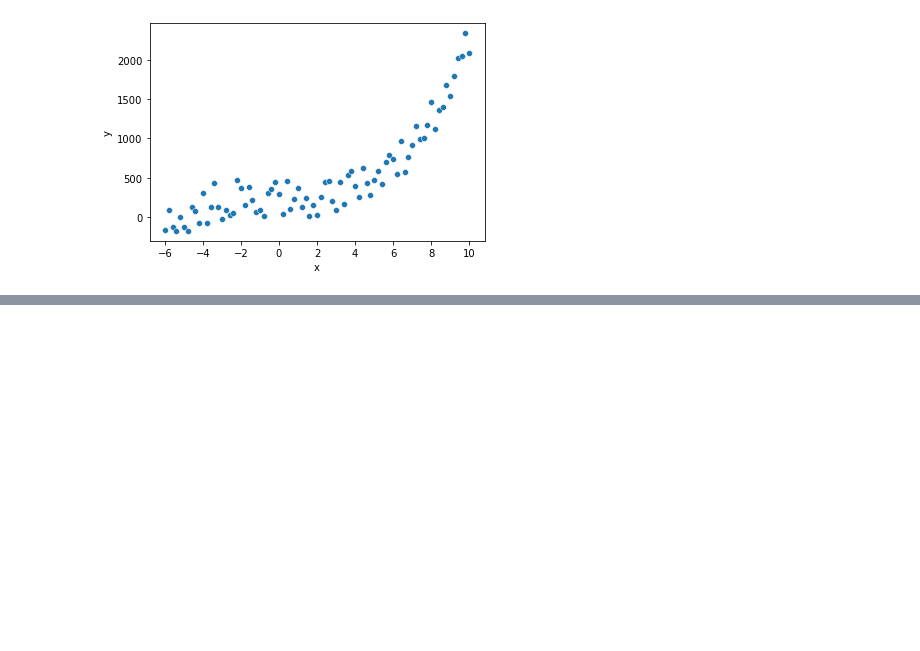
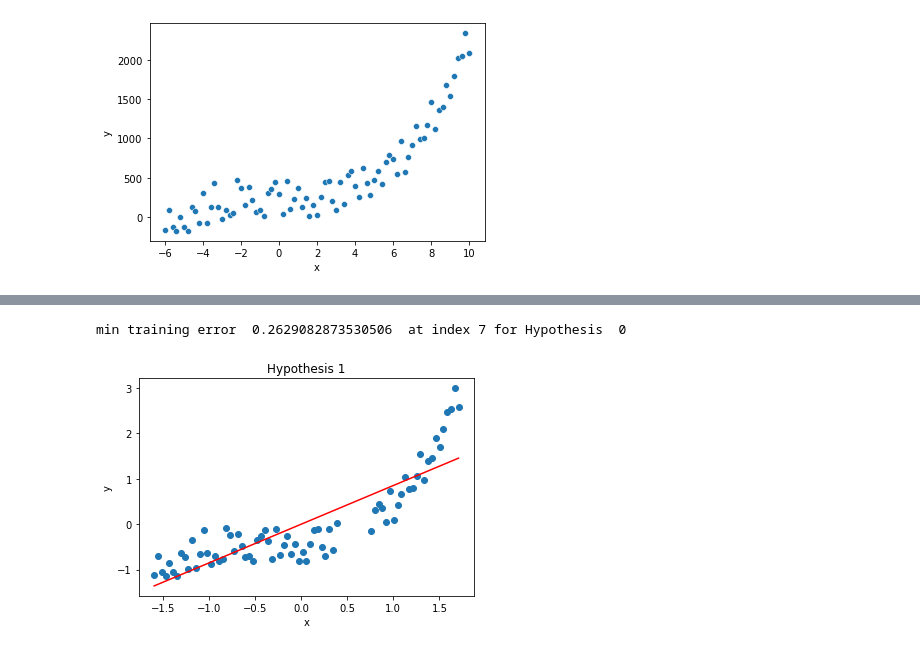
Before and after one commit to chandms/Security_Analytics, a Jupyter notebook: Assignment1/HW1P3.ipynb, the cells around one changed output, grey strips where cells are left out. Cells and saved outputs as stored; diff of their text form; code cells hidden in the pictures; blank space fills up the shorter version.

```diff
--- a/Assignment1/HW1P3.ipynb
+++ b/Assignment1/HW1P3.ipynb
@@ -43,6 +45,7 @@ for train_index, test_index in kfold.split(X):
     trainY.append(Y[train_index])
     testY.append(Y[test_index])
 # %%
+#2. Normalize training input and output sample using mean and standard deviation
 stdTrainX=[]
 stdTestX=[]
 stdTrainY=[]
@@ -50,5 +53,5 @@ stdTestY=[]
 for i in range(10):
     stdTrainX.append((trainX[i]-np.mean(trainX[i],axis=0))/np.std(trainX[i],axis=0))
     stdTrainY.append((trainY[i]-np.mean(trainY[i],axis=0))/np.std(trainY[i],axis=0))
-    stdTestX.append((testX[i]-np.mean(testX[i],axis=0))/np.std(testX[i],axis=0))
-    stdTestY.append((testY[i]-np.mean(testY[i],axis=0))/np.std(testY[i],axis=0))
+    stdTestX.append(testX[i])
+    stdTestY.append(testY[i])
@@ -69,12 +70,13 @@ def computeStdCost(X,y,weights):
     sq_err = (predictions-y)**2;
     return np.std(sq_err)
 # %%
+# compute training weights
 def computeModels(degree):
     model_weights=[]
     for ind in range(10):
         polyFeat = PolynomialFeatures(degree=degree)
         Xtrain = polyFeat.fit_transform(stdTrainX[ind].reshape(-1,1))
-        cmodel = SGDRegressor(max_iter=1500)
+        cmodel = Ridge(fit_intercept=False,alpha=0.5)
         cmodel.fit(Xtrain,stdTrainY[ind])
         weight=[]
         for item in (cmodel.coef_):
@@ -159,4 +148,17 @@ def computeErrorTerms(degree,nthModel,weight_list):
+# %%
+# to plot minimum training error output
+def plotTrainingOutput(degree,min_ind,min_val,modelNo,weight_list):
+    polyFeat = PolynomialFeatures(degree=degree)
+    print("min training error ",min_val," at index",min_ind+1,"for Hypothesis ",modelNo)
+    plt.scatter(stdTrainX[min_ind],stdTrainY[min_ind])
+    X_Poly = polyFeat.fit_transform(stdTrainX[min_ind].reshape(-1,1))
+    pred = X_Poly.dot(np.array(weight_list[min_ind]).reshape(degree+1,1))
+    plt.plot(stdTrainX[min_ind],pred,'r')
+    plt.xlabel('x')
+    plt.ylabel('y')
+    plt.title("Hypothesis "+str(modelNo+1))
 # %%
-weight_list = computeModels(1)
-print(weight_list)
+#3a. weights for degree 1
+weight_list1 = computeModels(1)
+print(weight_list1)
 # %% [output]
@@ -275,0 +288,6 @@ min training error  5.841767395805465e+58  at index 5 for Hypothesis  4
+# %%
+# 4b. for degree 1 plot
+plotTrainingOutput(1,min_id_deg1,min_val_deg1,0,weight_list1)
+# %% [output]
+min training error  0.2629082873530506  at index 7 for Hypothesis  0
+[figure, added]
```
Also changed, not shown: parts of 30 cells of this notebook.
